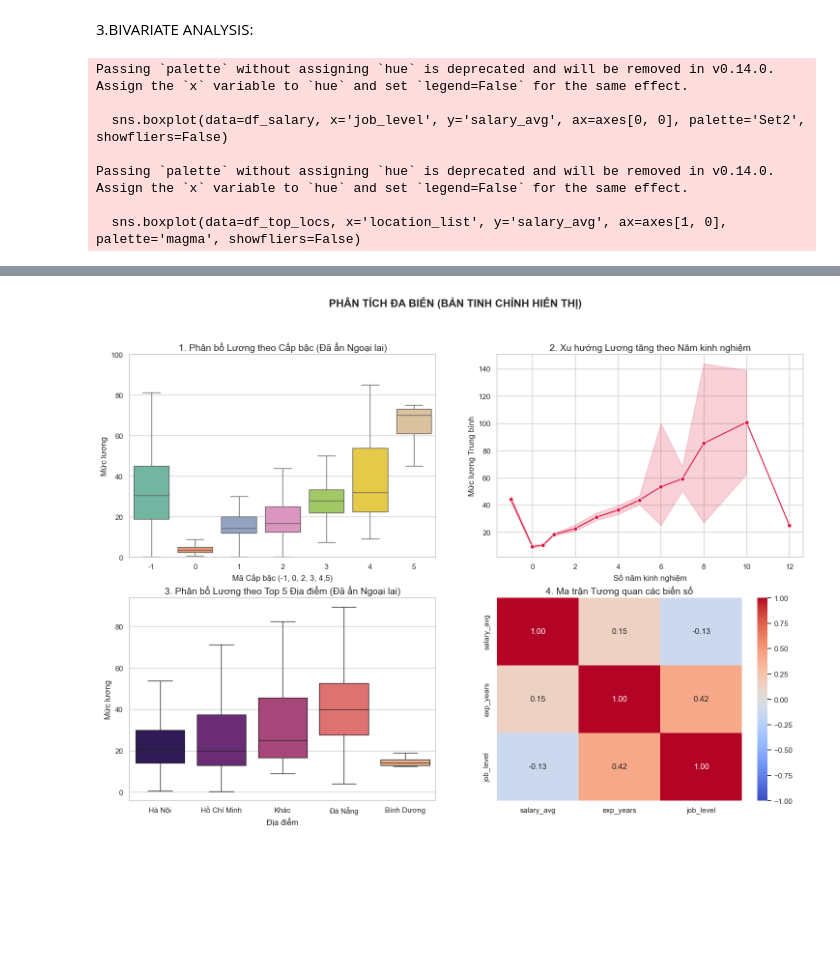
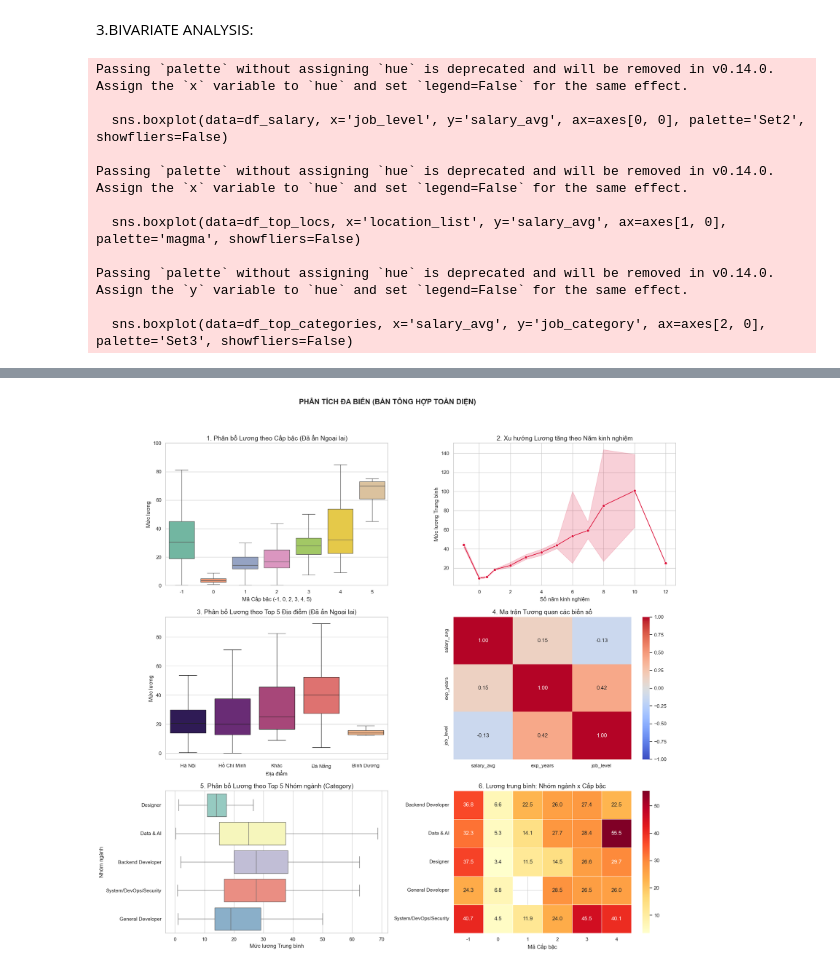
Before and after one commit to ndhoang2310/ADYm_project, a Jupyter notebook: analysis/explore_data.ipynb, the cells around one changed output, grey strips where cells are left out. Drawn from its saved outputs; the diff is of its cells as text; code cells hidden in the pictures; blank space fills up the shorter version.

```diff
--- a/analysis/explore_data.ipynb
+++ b/analysis/explore_data.ipynb
@@ -160,34 +183,36 @@ Passing `palette` without assigning `hue` is deprecated and will be removed in v
 # %% [markdown]
 3.BIVARIATE ANALYSIS:
 # %%
+import matplotlib.pyplot as plt
+import seaborn as sns
+import ast
+import pandas as pd
+import numpy as np
 
-
-fig, axes = plt.subplots(2, 2, figsize=(18, 12))
-fig.suptitle('PHÂN TÍCH ĐA BIẾN (BẢN TINH CHỈNH HIỂN THỊ)', fontsize=16, fontweight='bold')
+# Lưới 3x2 (6 biểu đồ)
+fig, axes = plt.subplots(3, 2, figsize=(18, 18))
+fig.suptitle('PHÂN TÍCH ĐA BIẾN (BẢN TỔNG HỢP TOÀN DIỆN)', fontsize=16, fontweight='bold')
 
 # Lọc bỏ các dòng thiếu lương
 df_salary = df.dropna(subset=['salary_avg']).copy()
 
-# Giới hạn dữ liệu để vẽ đẹp hơn (Chỉ lấy kinh nghiệm <= 15 năm để đường xu hướng không bị nhiễu)
+# Giới hạn dữ liệu để vẽ đẹp hơn (Chỉ lấy kinh nghiệm <= 15 năm)
 df_salary = df_salary[df_salary['exp_years'] <= 15]
 
-# 1. Cấp bậc vs Lương (Boxplot TẮT NGOẠI LAI)
-# showfliers=False giúp ẩn các chấm nhiễu, biểu đồ nến sẽ tự phình to ra
+# --- 1. Cấp bậc vs Lương ---
 sns.boxplot(data=df_salary, x='job_level', y='salary_avg', ax=axes[0, 0], palette='Set2', showfliers=False)
 axes[0, 0].set_title('1. Phân bổ Lương theo Cấp bậc (Đã ẩn Ngoại lai)')
-axes[0, 0].set_xlabel('Mã Cấp bậc (-1, 0, 2, 3, 4,5)')
+axes[0, 0].set_xlabel('Mã Cấp bậc (-1, 0, 2, 3, 4, 5)')
 axes[0, 0].set_ylabel('Mức lương')
-# (Tùy chọn) Khóa cứng trục Y ở mốc 100 triệu nếu data của bạn tính bằng VNĐ gốc
 axes[0, 0].set_ylim(0, 100)
 
-# 2. Kinh nghiệm vs Lương (ĐỔI SANG LINEPLOT)
-# Đường nét liền thể hiện mức lương trung bình, mảng màu nhạt là khoảng tin cậy
+# --- 2. Kinh nghiệm vs Lương ---
 sns.lineplot(data=df_salary, x='exp_years', y='salary_avg', ax=axes[0, 1], color='crimson', marker='o')
 axes[0, 1].set_title('2. Xu hướng Lương tăng theo Năm kinh nghiệm')
 axes[0, 1].set_xlabel('Số năm kinh nghiệm')
 axes[0, 1].set_ylabel('Mức lương Trung bình')
 
-# 3. Địa điểm vs Lương (Boxplot TẮT NGOẠI LAI)
+# --- 3. Địa điểm vs Lương ---
 def parse_location(loc):
     if isinstance(loc, str):
         if loc.startswith('['):
@@ -209,7 +234,7 @@ axes[1, 0].set_title('3. Phân bổ Lương theo Top 5 Địa điểm (Đã ẩn
 axes[1, 0].set_xlabel('Địa điểm')
 axes[1, 0].set_ylabel('Mức lương')
 
-# 4. Ma trận tương quan (Correlation Matrix) - Giữ nguyên vì dạng số liệu này là chuẩn mực
+# --- 4. Ma trận tương quan ---
 numeric_cols = ['salary_avg', 'exp_years', 'job_level']
 numeric_cols = [c for c in numeric_cols if c in df_salary.columns]
 
@@ -217,7 +242,24 @@ corr = df_salary[numeric_cols].corr(method='pearson')
 sns.heatmap(corr, annot=True, cmap='coolwarm', fmt=".2f", ax=axes[1, 1], vmin=-1, vmax=1)
 axes[1, 1].set_title('4. Ma trận Tương quan các biến số')
 
-plt
+# --- 5. Nhóm ngành (Job Category) vs Lương (Boxplot) ---
+top_5_categories = df_salary['job_category'].value_counts().nlargest(5).index
+df_top_categories = df_salary[df_salary['job_category'].isin(top_5_categories)]
+
+sns.boxplot(data=df_top_categories, x='salary_avg', y='job_category', ax=axes[2, 0], palette='Set3', showfliers=False)
+axes[2, 0].set_title('5. Phân bổ Lương theo Top 5 Nhóm ngành (Category)')
+axes[2, 0].set_xlabel('Mức lương Trung bình')
+axes[2, 0].set_ylabel('Nhóm ngành')
+
+# --- 6. Nhóm ngành x Cấp bậc vs Lương (Heatmap) ---
+pivot_salary = df_top_categories.pivot_table(values='salary_avg', index='job_category', columns='job_level', aggfunc='mean')
+sns.heatmap(pivot_salary, annot=True, fmt=".1f", cmap='YlOrRd', ax=axes[2, 1], linewidths=.5)
+axes[2, 1].set_title('6. Lương trung bình: Nhóm ngành x Cấp bậc')
+axes[2, 1].set_xlabel('Mã Cấp bậc')
+axes[2, 1].set_ylabel('') # Ẩn tên trục Y vì đã có ở biểu đồ 5
+
+plt.tight_layout(rect=[0, 0.03, 1, 0.95])
+plt.show()
 # %% [output]
 Passing `palette` without assigning `hue` is deprecated and will be removed in v0.14.0. Assign the `x` variable to `hue` and set `legend=False` for the same effect.
 
@@ -226,3 +268,7 @@ Passing `palette` without assigning `hue` is deprecated and will be removed in v
 Passing `palette` without assigning `hue` is deprecated and will be removed in v0.14.0. Assign the `x` variable to `hue` and set `legend=False` for the same effect.
 
   sns.boxplot(data=df_top_locs, x='location_list', y='salary_avg', ax=axes[1, 0], palette='magma', showfliers=False)
+
+Passing `palette` without assigning `hue` is deprecated and will be removed in v0.14.0. Assign the `y` variable to `hue` and set `legend=False` for the same effect.
+
+  sns.boxplot(data=df_top_categories, x='salary_avg', y='job_category', ax=axes[2, 0], palette='Set3', showfliers=False)
@@ -230 +275 @@ Passing `palette` without assigning `hue` is deprecated and will be removed in v
-[figure, old version]
+[figure, new version]
```
Also changed, not shown: parts of 2 cells of this notebook.
